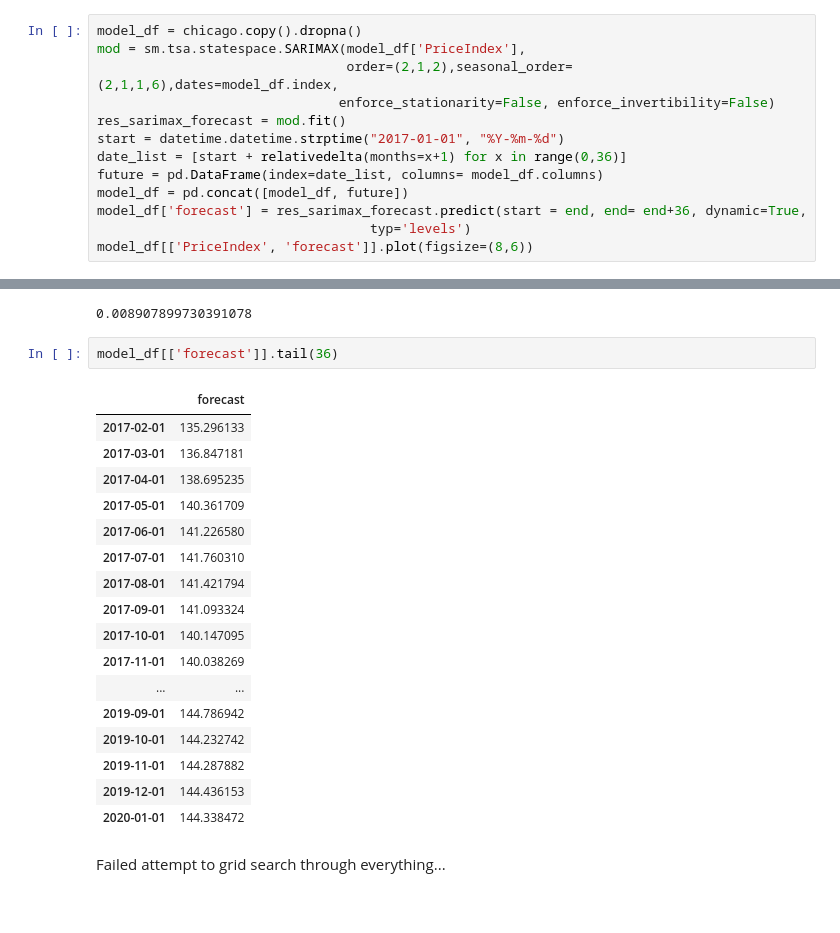
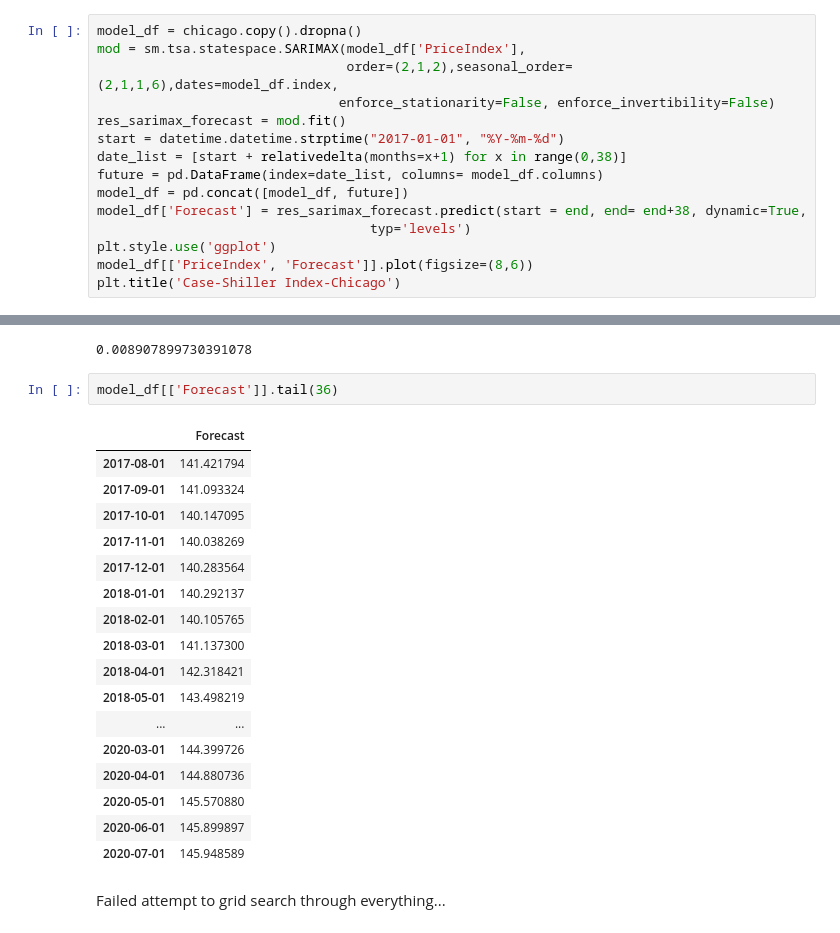
Before and after one commit to Pietrassyk/Project_6_TSA_Housing, a Jupyter notebook: Chicago_data.ipynb, the cells around one changed output, grey strips where cells are left out. Drawn from its saved outputs; the diff is of its cells as text.

```diff
--- a/Chicago_data.ipynb
+++ b/Chicago_data.ipynb
@@ -296,10 +298,12 @@ mod = sm.tsa.statespace.SARIMAX(model_df['PriceIndex'],
                                enforce_stationarity=False, enforce_invertibility=False)
 res_sarimax_forecast = mod.fit()
 start = datetime.datetime.strptime("2017-01-01", "%Y-%m-%d")
-date_list = [start + relativedelta(months=x+1) for x in range(0,36)]
+date_list = [start + relativedelta(months=x+1) for x in range(0,38)]
 future = pd.DataFrame(index=date_list, columns= model_df.columns)
 model_df = pd.concat([model_df, future])
-model_df['forecast'] = res_sarimax_forecast.predict(start = end, end= end+36, dynamic=True,
+model_df['Forecast'] = res_sarimax_forecast.predict(start = end, end= end+38, dynamic=True,
                                    typ='levels')
-model_df[['PriceIndex', 'forecast']].plot(figsize=(8,6))
+plt.style.use('ggplot')
+model_df[['PriceIndex', 'Forecast']].plot(figsize=(8,6))
+plt.title('Case-Shiller Index-Chicago')
 # %% [output]
@@ -319,25 +323,25 @@ year_two_growth
 # %% [output]
 0.008907899730391078
 # %%
-model_df[['forecast']].tail(36)
+model_df[['Forecast']].tail(36)
 # %% [output]
-|  | forecast |
-| 2017-02-01 | 135.296133 |
-| 2017-03-01 | 136.847181 |
-| 2017-04-01 | 138.695235 |
-| 2017-05-01 | 140.361709 |
-| 2017-06-01 | 141.226580 |
-| 2017-07-01 | 141.760310 |
+|  | Forecast |
 | 2017-08-01 | 141.421794 |
 | 2017-09-01 | 141.093324 |
 | 2017-10-01 | 140.147095 |
 | 2017-11-01 | 140.038269 |
+| 2017-12-01 | 140.283564 |
+| 2018-01-01 | 140.292137 |
+| 2018-02-01 | 140.105765 |
+| 2018-03-01 | 141.137300 |
+| 2018-04-01 | 142.318421 |
+| 2018-05-01 | 143.498219 |
 | ... | ... |
-| 2019-09-01 | 144.786942 |
-| 2019-10-01 | 144.232742 |
-| 2019-11-01 | 144.287882 |
-| 2019-12-01 | 144.436153 |
-| 2020-01-01 | 144.338472 |
+| 2020-03-01 | 144.399726 |
+| 2020-04-01 | 144.880736 |
+| 2020-05-01 | 145.570880 |
+| 2020-06-01 | 145.899897 |
+| 2020-07-01 | 145.948589 |
 # %% [markdown]
 Failed attempt to grid search through everything...
 # %%
```
Also changed, not shown: parts of 4 cells of this notebook, 2 other files.
